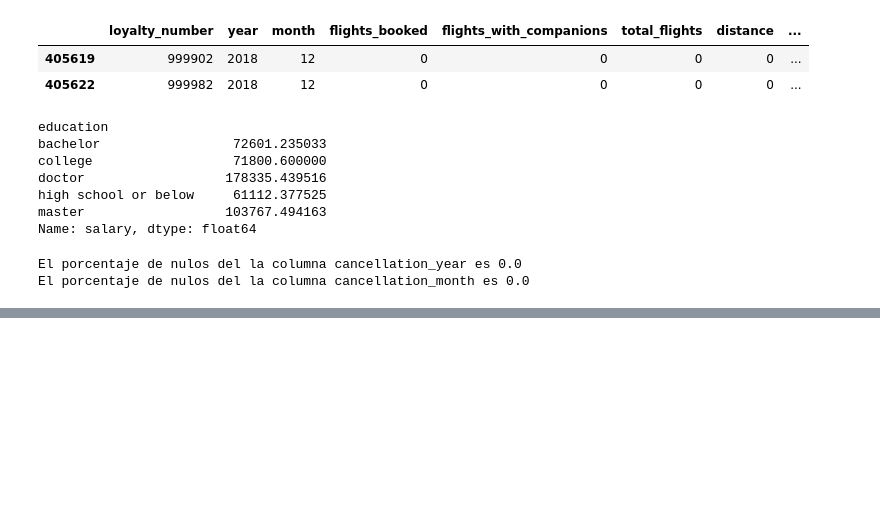
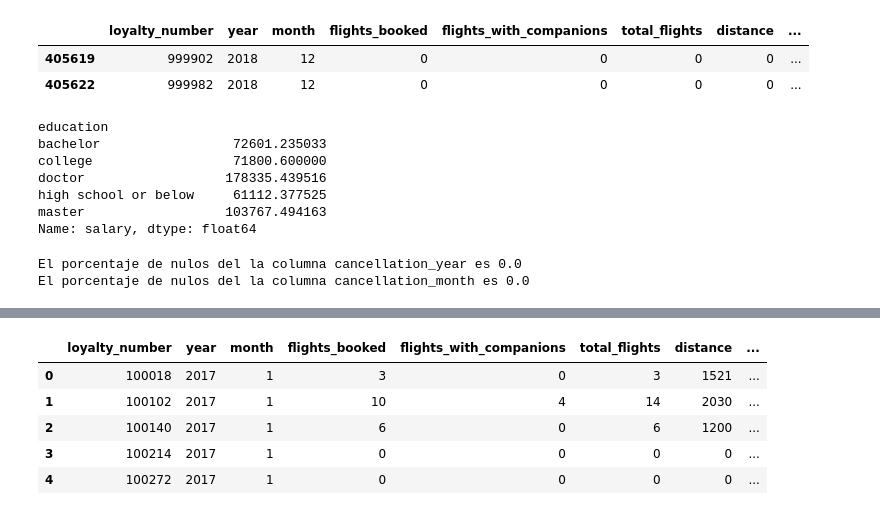
Before and after one commit to Adalab/bda-modulo-3-evaluacion-final-laural87, a Jupyter notebook: fase1_exploracion_limpieza.ipynb, the cells around one changed output, grey strips where cells are left out. Drawn from its saved outputs; the diff is of its cells as text; code cells hidden in the pictures; blank space fills up the shorter version.

```diff
--- a/fase1_exploracion_limpieza.ipynb
+++ b/fase1_exploracion_limpieza.ipynb
@@ -495,3 +504,12 @@ for columna in lista:
 # %% [output]
 El porcentaje de nulos del la columna cancellation_year es 0.0
 El porcentaje de nulos del la columna cancellation_month es 0.0
+# %%
+#convertimos el mayor número de columnas a int
+
+def convert_column_to_int(column):
+    if column.dtype == 'float64':
+        return column.astype('int64')
+    return column
+
+df = df.apply(convert_column_to_int)
@@ -498,3 +536,12 @@ El porcentaje de nulos del la columna cancellation_month es 0.0
+# %%
+df.head()
+# %% [output]
+|  | loyalty_number | year | month | flights_booked | flights_with_companions | total_flights | distance | ... |
+| 0 | 100018 | 2017 | 1 | 3 | 0 | 3 | 1521 | ... |
+| 1 | 100102 | 2017 | 1 | 10 | 4 | 14 | 2030 | ... |
+| 2 | 100140 | 2017 | 1 | 6 | 0 | 6 | 1200 | ... |
+| 3 | 100214 | 2017 | 1 | 0 | 0 | 0 | 0 | ... |
+| 4 | 100272 | 2017 | 1 | 0 | 0 | 0 | 0 | ... |
 # %%
 #Hacemos csv con la fase de limpiza lista
 
```
Also changed, not shown: parts of 6 cells of this notebook, 9 other files.
